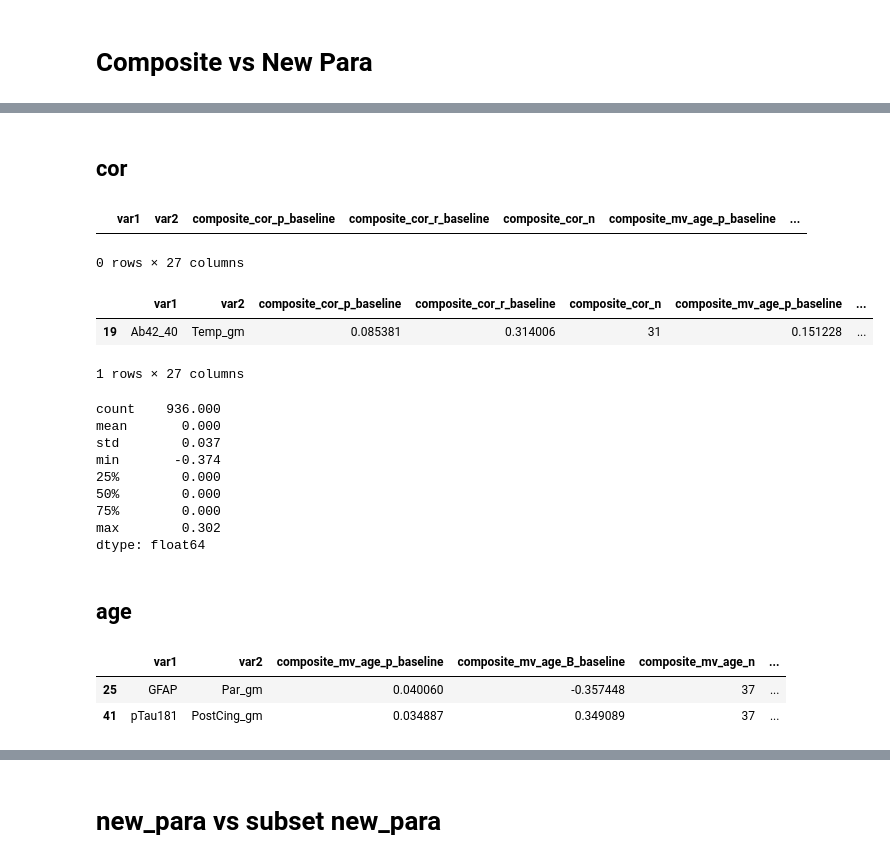
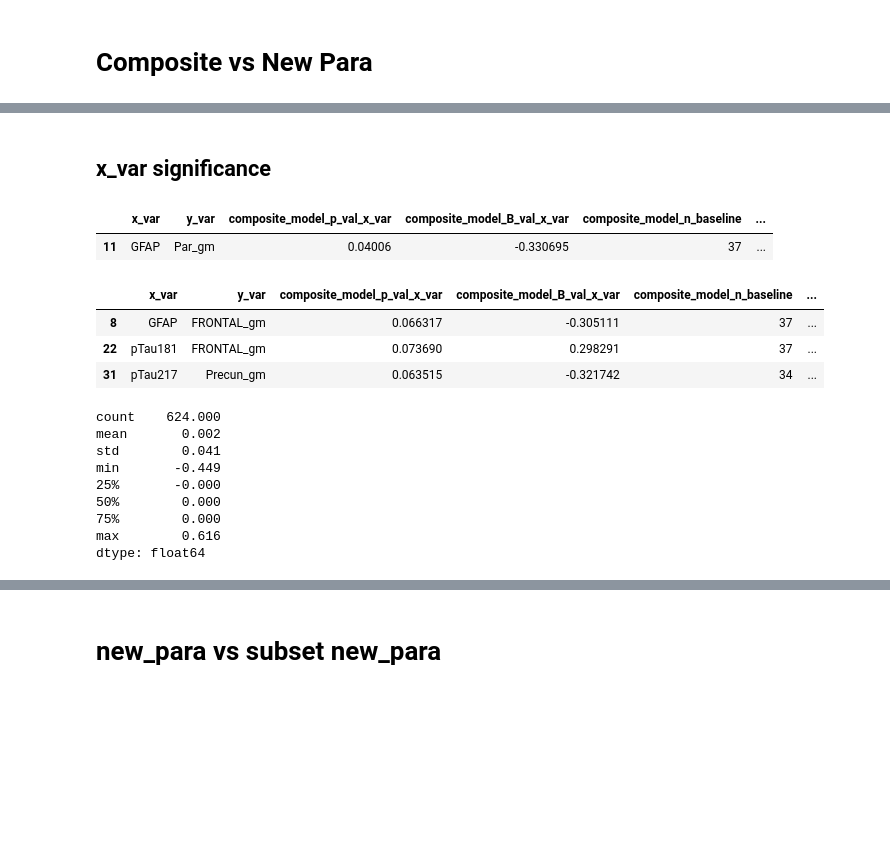
Before and after one commit to lnkoenig/ptau-217-and-FDG-PET-AD---official-copy, a Jupyter notebook: 06_FDG_plasma_rr_comparisons.ipynb, the cells around one changed output, grey strips where cells are left out. Drawn from its saved outputs; the diff is of its cells as text; code cells hidden in the pictures; blank space fills up the shorter version.

```diff
--- a/06_FDG_plasma_rr_comparisons.ipynb
+++ b/06_FDG_plasma_rr_comparisons.ipynb
@@ -48,0 +40,20 @@ rename_columns = ['cor_p_baseline', 'cor_r_baseline', 'cor_n',
+# %%
+x_var_list = ['Ab42_40', 'GFAP', 'NFL', 'pTau181', 'pTau217', 'pTau231']
+y_var_list = ['RASref1_gm', 'Paracentral_gm', 'Ab42_log10', 'pTau181_Ab42_log10', 'Ab40_log10']
+results_composite = results_composite[results_composite['x_var'].isin(x_var_list) & ~results_composite['y_var'].isin(y_var_list)]
+results_pons = results_pons[results_pons['x_var'].isin(x_var_list) & ~results_pons['y_var'].isin(y_var_list)]
+results_para = results_para[results_para['x_var'].isin(x_var_list) & ~results_para['y_var'].isin(y_var_list)]
+results_new_para = results_new_para[results_new_para['x_var'].isin(x_var_list) & ~results_new_para['y_var'].isin(y_var_list)]
+results_ras = results_ras[results_ras['x_var'].isin(x_var_list) & ~results_ras['y_var'].isin(y_var_list)]
+results_subset_new_para = results_subset_new_para[results_subset_new_para['x_var'].isin(x_var_list) & ~results_subset_new_para['y_var'].isin(y_var_list)]
+#results_orig_new_para = results_orig_new_para[results_orig_new_para['x_var'].isin(x_var_list) & ~results_orig_new_para['y_var'].isin(y_var_list)]
+# %%
+rename_columns = ['model_p_val_baseline', 'model_B_val_baseline',
+'model_n_baseline',
+       'model_p_val_Intercept', 'model_B_val_Intercept',
+       'model_p_val_x_var', 'model_B_val_x_var',
+        'model_p_val_age','model_B_val_age',
+       'model_p_val_Education_years', 'model_B_val_Education_years',
+       'model_p_val_sex[T.M]', 'model_B_val_sex[T.M]',
+        'model_p_val_apoe4_carrier[T.Yes]', 'model_B_val_apoe4_carrier[T.Yes]',
+         'model_p_val_race[T.White/NH]', 'model_B_val_race[T.White/NH]']
@@ -100,35 +117,30 @@ comp_new_para
-# %% [markdown]
-## cor
+# %% [markdown]
+## x_var significance
 # %%
-comp_new_para[(comp_new_para['composite_cor_p_baseline'] < 0.05) & (comp_new_para['new_para_cor_p_baseline'] >= 0.05)]
+comp_new_para.loc[(comp_new_para['composite_model_p_val_x_var'] < 0.05) & (comp_new_para['new_para_model_p_val_x_var'] >= 0.05), ['x_var', 'y_var', 'composite_model_p_val_x_var',
+       'composite_model_B_val_x_var', 'composite_model_n_baseline', 'new_para_model_p_val_x_var', 'new_para_model_B_val_x_var',
+       'new_para_model_n_baseline']]
 # %% [output]
-|  | var1 | var2 | composite_cor_p_baseline | composite_cor_r_baseline | composite_cor_n | composite_mv_age_p_baseline | ... |
+|  | x_var | y_var | composite_model_p_val_x_var | composite_model_B_val_x_var | composite_model_n_baseline | ... |
+| 11 | GFAP | Par_gm | 0.04006 | -0.330695 | 37 | ... |
-0 rows × 27 columns
 # %%
-comp_new_para[(comp_new_para['composite_cor_p_baseline'] >= 0.05) & (comp_new_para['new_para_cor_p_baseline'] < 0.05)]
+comp_new_para.loc[(comp_new_para['composite_model_p_val_x_var'] >= 0.05) & (comp_new_para['new_para_model_p_val_x_var'] < 0.05), ['x_var', 'y_var', 'composite_model_p_val_x_var',
+       'composite_model_B_val_x_var', 'composite_model_n_baseline', 'new_para_model_p_val_x_var', 'new_para_model_B_val_x_var',
+       'new_para_model_n_baseline']]
 # %% [output]
-|  | var1 | var2 | composite_cor_p_baseline | composite_cor_r_baseline | composite_cor_n | composite_mv_age_p_baseline | ... |
-| 19 | Ab42_40 | Temp_gm | 0.085381 | 0.314006 | 31 | 0.151228 | ... |
+|  | x_var | y_var | composite_model_p_val_x_var | composite_model_B_val_x_var | composite_model_n_baseline | ... |
+| 8 | GFAP | FRONTAL_gm | 0.066317 | -0.305111 | 37 | ... |
+| 22 | pTau181 | FRONTAL_gm | 0.073690 | 0.298291 | 37 | ... |
+| 31 | pTau217 | Precun_gm | 0.063515 | -0.321742 | 34 | ... |
-1 rows × 27 columns
 # %%
-(comp_new_para['composite_cor_p_baseline']  - comp_new_para['new_para_cor_p_baseline']).describe().round(3)
+(comp_new_para['composite_model_p_val_x_var']  - comp_new_para['new_para_model_p_val_x_var']).describe().round(3)
 # %% [output]
-count    936.000
-mean       0.000
-std        0.037
-min       -0.374
-25%        0.000
+count    624.000
+mean       0.002
+std        0.041
+min       -0.449
+25%       -0.000
 50%        0.000
 75%        0.000
-max        0.302
+max        0.616
 dtype: float64
-# %% [markdown]
-## age
-# %%
-comp_new_para.loc[(comp_new_para['composite_mv_age_p_baseline'] < 0.05) & (comp_new_para['new_para_mv_age_p_baseline'] >= 0.05), ['var1', 'var2', 'composite_mv_age_p_baseline',
-       'composite_mv_age_B_baseline', 'composite_mv_age_n', 'new_para_mv_age_p_baseline', 'new_para_mv_age_B_baseline',
-       'new_para_mv_age_n']]
-# %% [output]
-|  | var1 | var2 | composite_mv_age_p_baseline | composite_mv_age_B_baseline | composite_mv_age_n | ... |
-| 25 | GFAP | Par_gm | 0.040060 | -0.357448 | 37 | ... |
-| 41 | pTau181 | PostCing_gm | 0.034887 | 0.349089 | 37 | ... |
```
Also changed, not shown: parts of 147 cells of this notebook.
